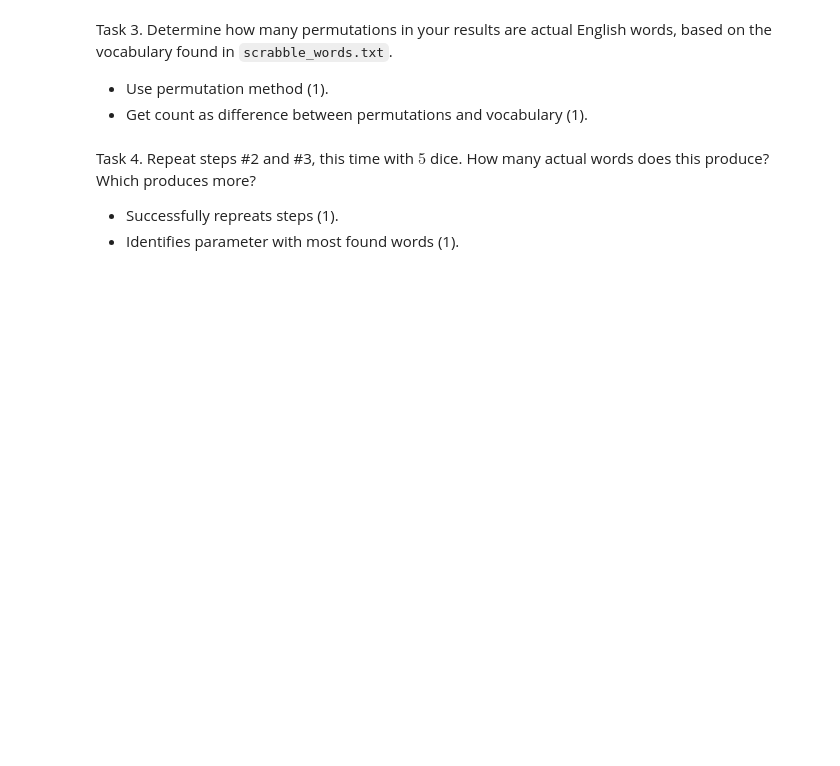
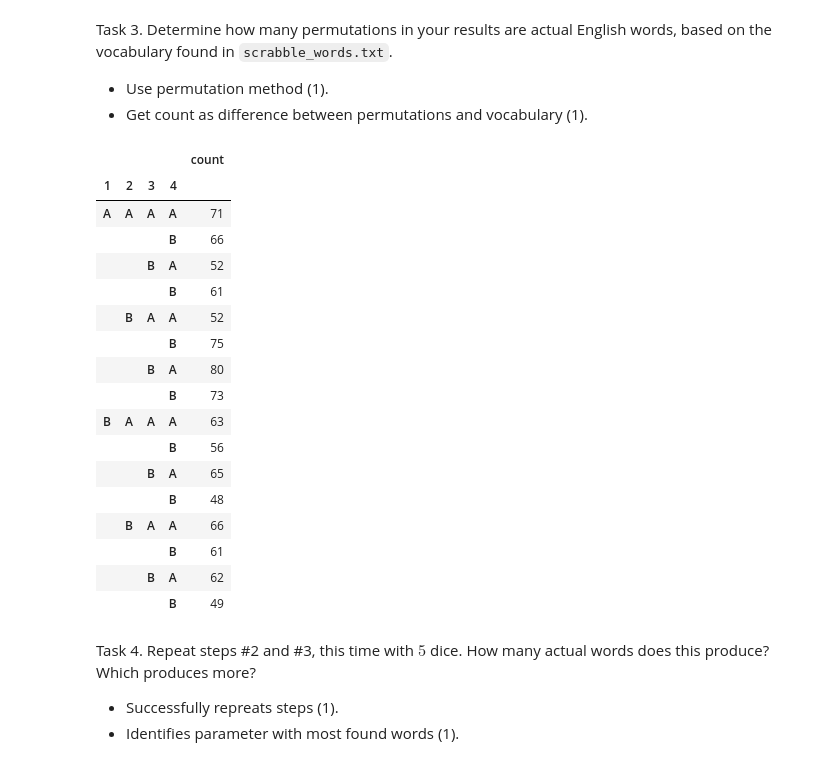
Before and after one commit to wpriddy/tds8tv_ds5100_montecarlo, a Jupyter notebook: FinalProjectTemplate.ipynb, the cells around one changed output. Drawn from its saved outputs; the diff is of its cells as text; code cells hidden in the pictures; blank space fills up the shorter version.

```diff
--- a/FinalProjectTemplate.ipynb
+++ b/FinalProjectTemplate.ipynb
@@ -230,7 +272,18 @@ Task 1. Create a "die" of letters from $A$ to $Z$ with weights based on their fr
 
 - Die correctly instantiated with source file data (1).
 - Weights properly applied using weight setting method (1).
+# %%
+english_letters = pd.read_csv(open('data/english_letters.txt', 'r'), sep=' ', header=None
+                             ).sort_values(by=0).reset_index(drop=True).rename(columns={0:'Letter', 1:'Frequency'})
+english_die = montecarlo.die(np.array([letter for letter in english_letters['Letter']]))
+
+for row in english_letters.index:
+    english_die.change_side_weight(face=english_letters.iloc[row]['Letter'], weight=english_letters.iloc[row]['Frequency'])
 # %% [markdown]
 Task 2. Play a game involving $4$ of these dice with $1000$ rolls.
 
 - Game play method properly called (1).
+# %%
+english_game = montecarlo.game([english_die for _ in range(4)])
+english_game.play(1000)
+english_game.most_recent_play()
@@ -239,6 +306,30 @@ Task 3. Determine how many permutations in your results are actual English words
 
 - Use permutation method (1).
 - Get count as difference between permutations and vocabulary (1).
+# %%
+scrabble_words = open('data/scrabble_words.txt', 'r').read().split('\n')
+
+english_analyzer = montecarlo.analyzer(english_game)
+english_analyzer.permutation_counts()
+# %% [output]
+|  |  |  |  | count |
+| 1 | 2 | 3 | 4 |  |
+| A | A | A | A | 71 |
+|  |  |  | B | 66 |
+|  |  | B | A | 52 |
+|  |  |  | B | 61 |
+|  | B | A | A | 52 |
+|  |  |  | B | 75 |
+|  |  | B | A | 80 |
+|  |  |  | B | 73 |
+| B | A | A | A | 63 |
+|  |  |  | B | 56 |
+|  |  | B | A | 65 |
+|  |  |  | B | 48 |
+|  | B | A | A | 66 |
+|  |  |  | B | 61 |
+|  |  | B | A | 62 |
+|  |  |  | B | 49 |
 # %% [markdown]
 Task 4. Repeat steps #2 and #3, this time with $5$ dice. How many actual words does this produce? Which produces more?
 
```
Also changed, not shown: parts of 11 cells of this notebook, 5 other files.
